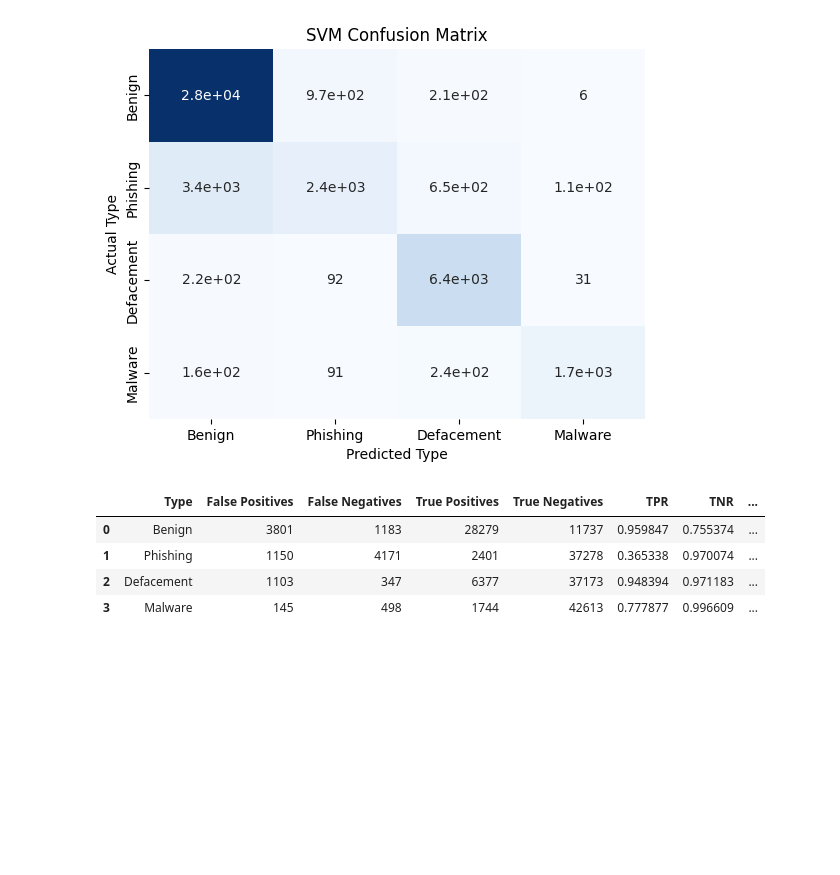
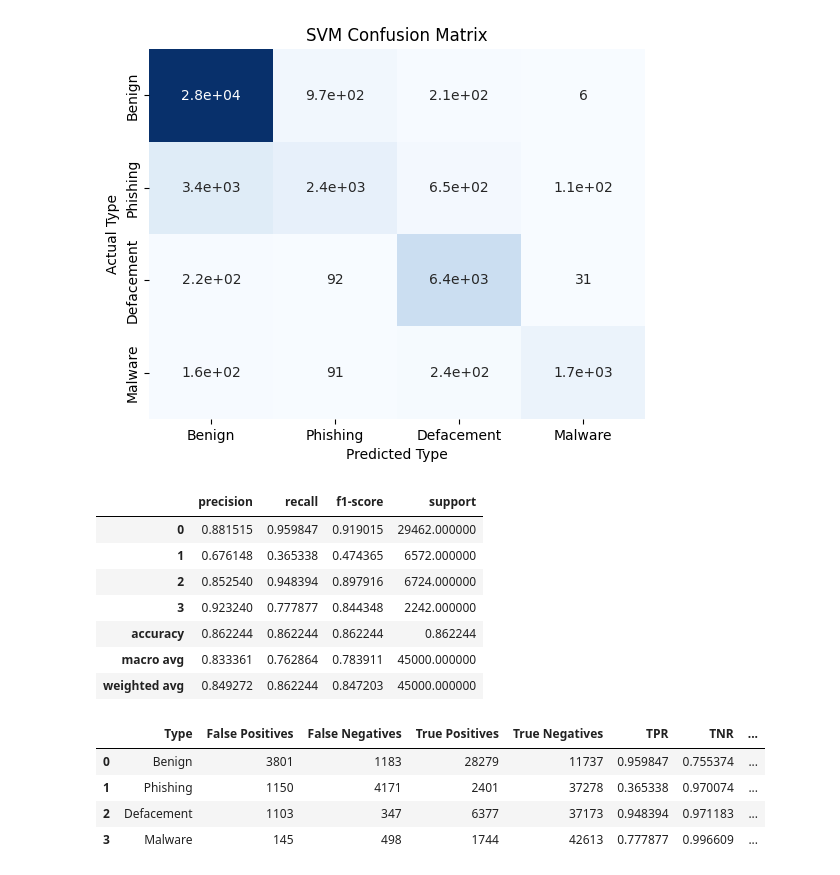
Before and after one commit to jfantab/lexical_analysis_urls, a Jupyter notebook: alao_vector_analysis.ipynb, the cells around one changed output. Drawn from its saved outputs; the diff is of its cells as text; code cells hidden in the pictures; blank space fills up the shorter version.

```diff
--- a/alao_vector_analysis.ipynb
+++ b/alao_vector_analysis.ipynb
@@ -359,6 +359,23 @@ plt.ylabel("Actual Type")
 # %% [output]
 Text(50.722222222222214, 0.5, 'Actual Type')
 [figure]
+# %%
+# 0 = Benign
+# 1 = Phishing
+# 2 = Defacement
+# 3 = Malware
+report = classification_report(y_test, y_pred, output_dict=True)
+final_report = pd.DataFrame(report).transpose()
+final_report
+# %% [output]
+|  | precision | recall | f1-score | support |
+| 0 | 0.881515 | 0.959847 | 0.919015 | 29462.000000 |
+| 1 | 0.676148 | 0.365338 | 0.474365 | 6572.000000 |
+| 2 | 0.852540 | 0.948394 | 0.897916 | 6724.000000 |
+| 3 | 0.923240 | 0.777877 | 0.844348 | 2242.000000 |
+| accuracy | 0.862244 | 0.862244 | 0.862244 | 0.862244 |
+| macro avg | 0.833361 | 0.762864 | 0.783911 | 45000.000000 |
+| weighted avg | 0.849272 | 0.862244 | 0.847203 | 45000.000000 |
 # %%
 # Compute true/false positive/negative rates
 FP = cm_svm.sum(axis=0) - np.diag(cm_svm)
```
Also changed, not shown: parts of 3 cells of this notebook.
